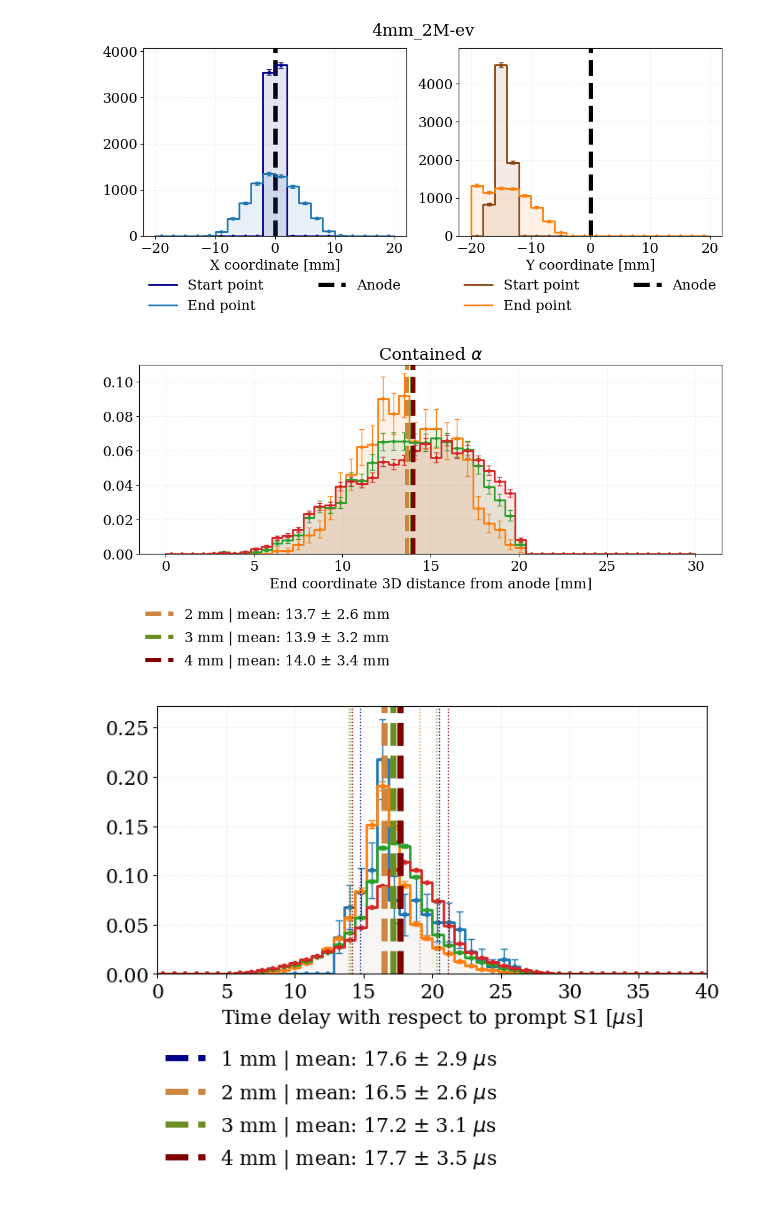
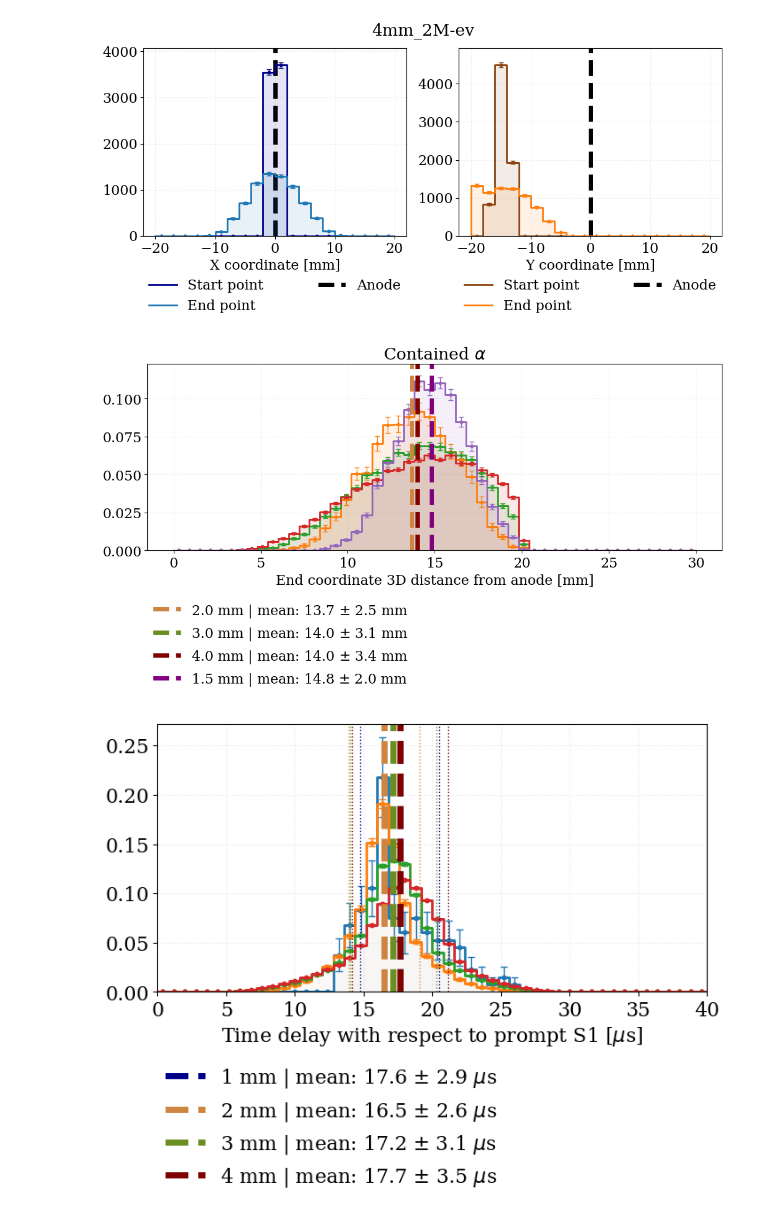
Before and after one commit to sdporzio/Geant4AlphaSourceLamp, a Jupyter notebook: ana/simpleAna.ipynb, the cells around one changed output. Saved outputs shown, nothing was run; the diff lists cells and outputs as text; code cells hidden in the pictures.

```diff
--- a/ana/simpleAna.ipynb
+++ b/ana/simpleAna.ipynb
@@ -27,9 +27,16 @@ def decodeList(l):
     return [x.decode(encoding='UTF-8') for x in l]
 # %%
 dirPath = '/Users/sdporzio/Data/Simulation_AlphaSourceVUVLamp/'
-fNames = ['1mm_2M-ev','1.2mm_2M-ev','1.4mm_2M-ev','1.6mm_2M-ev','1.8mm_2M-ev']
+fNames = [
+'t-0_w-1_ev-10000000_s-100',
+'t-0_w-2_ev-10000000_s-100',
+'t-0_w-3_ev-10000000_s-100',
+'t-0_w-4_ev-10000000_s-100',
+'t-1_w-1.5_ev-10000000_s-100'
+]
+
 md, tr, ev, alphas, contAlphas = {}, {}, {}, {}, {}
-widths = [float(fn.split('mm')[0]) for fn in fNames]
+widths = [float(fn.split('w-')[1].split('_ev')[0]) for fn in fNames]
 # %%
 # Open root files
 for fName in tqdm(fNames):
@@ -42,7 +49,7 @@ for fName in tqdm(fNames):
     contAlphas[fName] = alphas[fName].query('exitedCollection==0') # Select fully contained alphas
 # %%
 # Select file
-fName = fNames[3]
+fName = fNames[4]
 
 # Create array of coordinates
 xs, ys, zs = [],[],[]
@@ -166,30 +173,30 @@ plt.show()
 [figure]
 # %%
 nbins=50
-colors = ['C0','C1','C2','C3']
-dcolors = ['darkblue','peru','olivedrab','maroon']
+colors = ['C0','C1','C2','C3','C4']
+dcolors = ['darkblue','peru','olivedrab','maroon','purple']
 
 fig = plt.figure(figsize=(12,4),facecolor='white',dpi=100)
 for i in range(len(fNames)-1):
     i = i+1
     fName = fNames[i]
     #     toPlot = alphas[fName]
     toPlot = contAlphas[fName]
-    width = int(fName[0])
+    width = widths[i]
     mean = toPlot['distEnd'].mean()
     std = toPlot['distEnd'].std()
     hp.HepHist(toPlot['distEnd'],norm=True,nbins=nbins,xlims=[0,30],color=colors[i])
     plt.axvline(mean,ls='--',lw=5,color=dcolors[i],label=f'{width} mm | mean: {mean:.1f}'+r' $\pm$ '+f'{std:.1f} mm')
 #     plt.axvline(mean+std,ls=':',lw=1,color=dcolors[i])
 #     plt.axvline(mean-std,ls=':',lw=1,color=dcolors[i])
 plt.grid(ls='--',color='C7',alpha=0.1)
 plt.legend(bbox_to_anchor=(0, -0.25, 1, 0), loc=2, ncol=1, mode="expand", borderaxespad=0, frameon=False)
 plt.xlabel('End coordinate 3D distance from anode [mm]')
 # plt.title(r'Total $\alpha$ emitted')
 plt.title(r'Contained $\alpha$')
 plt.show()
 # %% [output]
-[figure, old version]
+[figure, new version]
 # %%
 from scipy import interpolate
 xs = [0,1,15]
```
Also changed, not shown: parts of 2 cells of this notebook, 4 other files.
